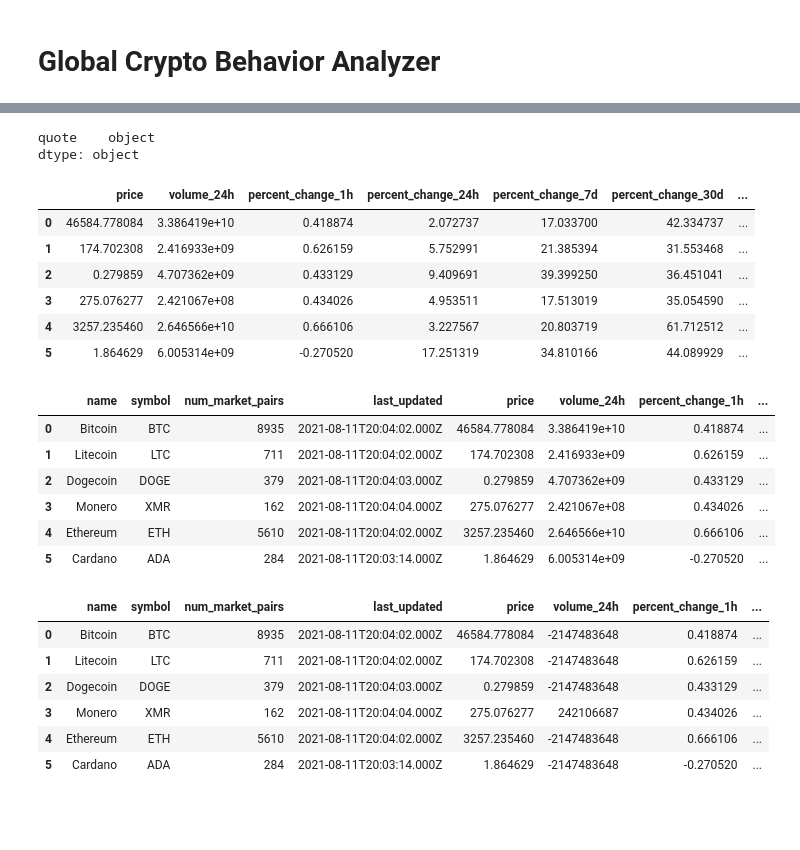
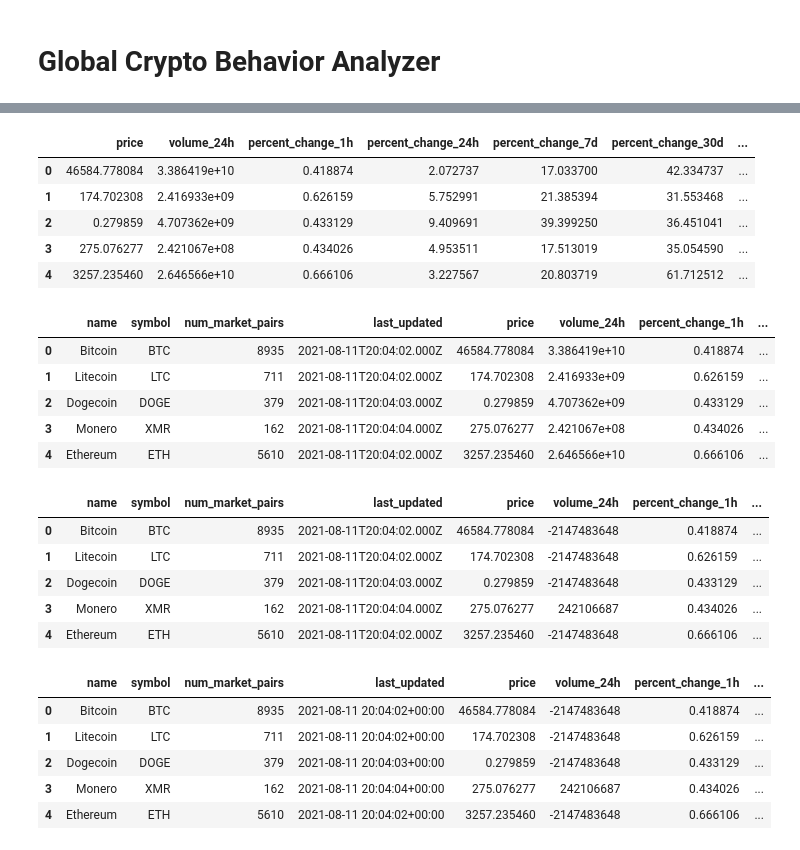
Before and after one commit to jasonjgarcia24/global-crypto-behavior-1, a Jupyter notebook: Global-Crypto-behavior-visualizations.ipynb, the cells around one changed output, grey strips where cells are left out. Saved outputs shown, nothing was run; the diff lists cells and outputs as text; code cells hidden in the pictures; blank space fills up the shorter version.

```diff
--- a/Global-Crypto-behavior-visualizations.ipynb
+++ b/Global-Crypto-behavior-visualizations.ipynb
@@ -1,8 +1,14 @@
 # %% [markdown]
 # Global Crypto Behavior Analyzer
 # %%
+import pandas as pd
+
+from datetime import datetime
+
 from market_response.crypto import CoinMarketCapResponse
-from utils.json_io          import json_write
+
+
+
 cryptocurrencies = {
     "Bitcoin":  ("BTC", "1"),
     "Ethereum": ("ETH", "1027"),
@@ -12,16 +18,20 @@ cryptocurrencies = {
     "Dogecoin": ("DOGE", "74"),
 }
 
-
 slugs, tickers, id = list(zip(*[[x, y, z] for x, (y, z) in cryptocurrencies.items()]))
 coins    = 5000
 currency = "USD"
 endpoint = "latest-quotes"
-# debug = "YES" # Uses ../data/debug_datat.json (we want this for testing)
-debug = "yes"  # !!! Are you SURE???
-# debug = "SANDBOX"
 
-data = CoinMarketCapResponse(tickers, slugs, id, coins, currency, endpoint, debug=debug)
+# run_type = "API"      # !!! Uses CMC API key and credit. Are you SURE???
+# run_type = "SANDBOX" # Uses CMC sandbox and no credit.
+run_type = "DEBUG"     # Uses ../data/debug_datat.json (we want this for testing).
 
-print(data.dataframe.head())
+data = CoinMarketCapResponse(tickers, slugs, id, coins, currency, endpoint,
+                             run_type=run_type)
+
+today = datetime.now().strftime("%Y%m%d")
+data.combine_responses(mode="a", suffix=today)
+
+data.dataframe.head()
 # %% [output]
@@ -109,5 +46,5 @@ data.dataframe
 # %%
 df = data.dataframe
-df = df.reset_index(drop=True)
+df = df.drop(columns="index")
 df.head()
 # %% [output]
@@ -126,7 +69,4 @@ df["total_supply"]= df["total_supply"].fillna(0).astype(int)
 # %%
-df1 = df[['name', 'symbol','num_market_pairs',
-        'last_updated', 'quote']]
-print(df.columns)
-display(df.dtypes)
-len(df), df.count()
+df1 = df[['name', 'symbol', 'num_market_pairs', 'last_updated', 'quote']]
+df1.head()
 # %% [output]
@@ -185,9 +79,5 @@ df1
 # %%
 df_quote = pd.DataFrame(df1["quote"])
-df_quote.dtypes
-# %% [output]
-quote    object
-dtype: object
 # %%
 all = []
 for x in df_quote["quote"]:
@@ -196,7 +86,7 @@ for x in df_quote["quote"]:
 
 new_df = pd.DataFrame(all)
 # %%
-new_df
+new_df.head()
 # %% [output]
 |  | price | volume_24h | percent_change_1h | percent_change_24h | percent_change_7d | percent_change_30d | ... |
 | 0 | 46584.778084 | 3.386419e+10 | 0.418874 | 2.072737 | 17.033700 | 42.334737 | ... |
@@ -204,21 +94,25 @@ new_df
 | 2 | 0.279859 | 4.707362e+09 | 0.433129 | 9.409691 | 39.399250 | 36.451041 | ... |
 | 3 | 275.076277 | 2.421067e+08 | 0.434026 | 4.953511 | 17.513019 | 35.054590 | ... |
 | 4 | 3257.235460 | 2.646566e+10 | 0.666106 | 3.227567 | 20.803719 | 61.712512 | ... |
-| 5 | 1.864629 | 6.005314e+09 | -0.270520 | 17.251319 | 34.810166 | 44.089929 | ... |
 # %%
-
-#frames = [df1,new_df]
-
-
 df_combined = df1.join(new_df,rsuffix="_quote").drop(columns= ["last_updated_quote","quote"])
-df_combined
+df_combined.head()
 # %% [output]
 |  | name | symbol | num_market_pairs | last_updated | price | volume_24h | percent_change_1h | ... |
 | 0 | Bitcoin | BTC | 8935 | 2021-08-11T20:04:02.000Z | 46584.778084 | 3.386419e+10 | 0.418874 | ... |
 | 1 | Litecoin | LTC | 711 | 2021-08-11T20:04:02.000Z | 174.702308 | 2.416933e+09 | 0.626159 | ... |
 | 2 | Dogecoin | DOGE | 379 | 2021-08-11T20:04:03.000Z | 0.279859 | 4.707362e+09 | 0.433129 | ... |
 | 3 | Monero | XMR | 162 | 2021-08-11T20:04:04.000Z | 275.076277 | 2.421067e+08 | 0.434026 | ... |
 | 4 | Ethereum | ETH | 5610 | 2021-08-11T20:04:02.000Z | 3257.235460 | 2.646566e+10 | 0.666106 | ... |
-| 5 | Cardano | ADA | 284 | 2021-08-11T20:03:14.000Z | 1.864629 | 6.005314e+09 | -0.270520 | ... |
 # %%
 df_combined["volume_24h"] = df_combined["volume_24h"].fillna(0).astype(int)
+df_combined["market_cap"] = df_combined["market_cap"].fillna(0).astype(int)
+df_combined["fully_diluted_market_cap"] = df_combined["fully_diluted_market_cap"].fillna(0).astype(int)
+df_combined.head()
+# %% [output]
+|  | name | symbol | num_market_pairs | last_updated | price | volume_24h | percent_change_1h | ... |
+| 0 | Bitcoin | BTC | 8935 | 2021-08-11T20:04:02.000Z | 46584.778084 | -2147483648 | 0.418874 | ... |
+| 1 | Litecoin | LTC | 711 | 2021-08-11T20:04:02.000Z | 174.702308 | -2147483648 | 0.626159 | ... |
+| 2 | Dogecoin | DOGE | 379 | 2021-08-11T20:04:03.000Z | 0.279859 | -2147483648 | 0.433129 | ... |
+| 3 | Monero | XMR | 162 | 2021-08-11T20:04:04.000Z | 275.076277 | 242106687 | 0.434026 | ... |
+| 4 | Ethereum | ETH | 5610 | 2021-08-11T20:04:02.000Z | 3257.235460 | -2147483648 | 0.666106 | ... |
@@ -229,12 +119,10 @@ df_combined["fully_diluted_market_cap"] = df_combined["fully_diluted_market_cap"
-# %%
-df_combined
-# %% [output]
-|  | name | symbol | num_market_pairs | last_updated | price | volume_24h | percent_change_1h | ... |
-| 0 | Bitcoin | BTC | 8935 | 2021-08-11T20:04:02.000Z | 46584.778084 | -2147483648 | 0.418874 | ... |
-| 1 | Litecoin | LTC | 711 | 2021-08-11T20:04:02.000Z | 174.702308 | -2147483648 | 0.626159 | ... |
-| 2 | Dogecoin | DOGE | 379 | 2021-08-11T20:04:03.000Z | 0.279859 | -2147483648 | 0.433129 | ... |
-| 3 | Monero | XMR | 162 | 2021-08-11T20:04:04.000Z | 275.076277 | 242106687 | 0.434026 | ... |
-| 4 | Ethereum | ETH | 5610 | 2021-08-11T20:04:02.000Z | 3257.235460 | -2147483648 | 0.666106 | ... |
-| 5 | Cardano | ADA | 284 | 2021-08-11T20:03:14.000Z | 1.864629 | -2147483648 | -0.270520 | ... |
 # %%
 df_combined["last_updated"]= pd.to_datetime( df_combined["last_updated"],infer_datetime_format=True)
+df_combined.head()
+# %% [output]
+|  | name | symbol | num_market_pairs | last_updated | price | volume_24h | percent_change_1h | ... |
+| 0 | Bitcoin | BTC | 8935 | 2021-08-11 20:04:02+00:00 | 46584.778084 | -2147483648 | 0.418874 | ... |
+| 1 | Litecoin | LTC | 711 | 2021-08-11 20:04:02+00:00 | 174.702308 | -2147483648 | 0.626159 | ... |
+| 2 | Dogecoin | DOGE | 379 | 2021-08-11 20:04:03+00:00 | 0.279859 | -2147483648 | 0.433129 | ... |
+| 3 | Monero | XMR | 162 | 2021-08-11 20:04:04+00:00 | 275.076277 | 242106687 | 0.434026 | ... |
+| 4 | Ethereum | ETH | 5610 | 2021-08-11 20:04:02+00:00 | 3257.235460 | -2147483648 | 0.666106 | ... |
```
Also changed, not shown: parts of 19 cells of this notebook, 2 other files.
